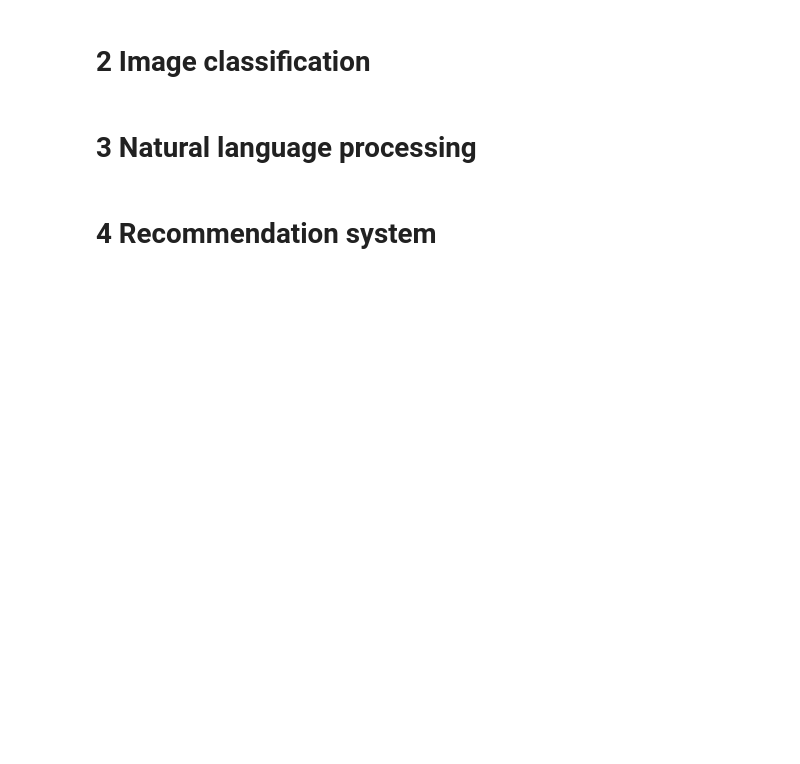
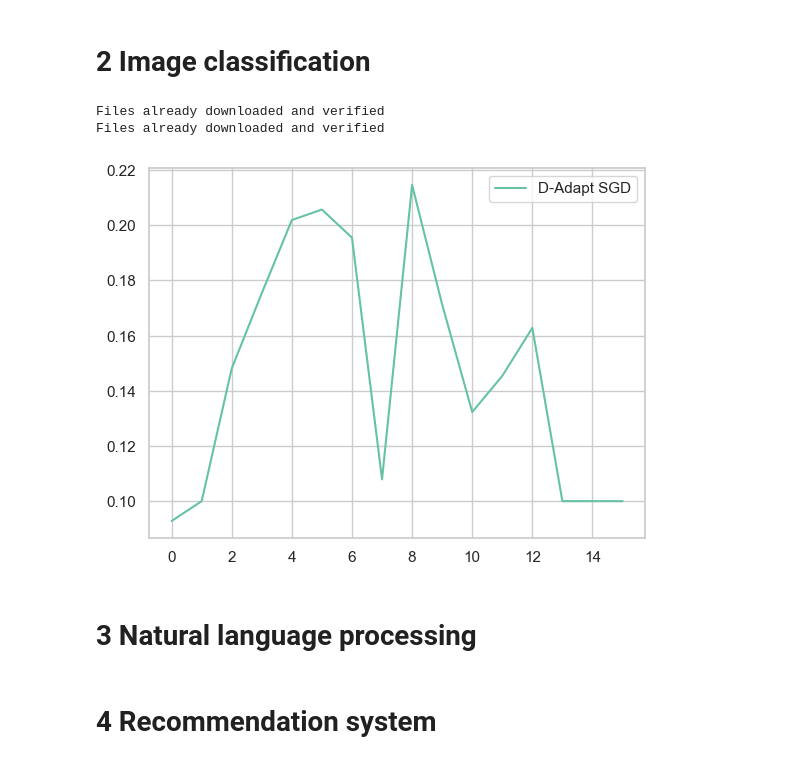
Before and after one commit to adaivr/Optimization-methods-Article-D-Adaptation, a Jupyter notebook: Article results reproduction.ipynb, the cells around one changed output. Drawn from its saved outputs; the diff is of its cells as text; code cells hidden in the pictures; blank space fills up the shorter version.

```diff
--- a/Article results reproduction.ipynb
+++ b/Article results reproduction.ipynb
@@ -113,5 +334,52 @@
 # %% [markdown]
 # 2 Image classification
+# %%
+optimizers = [# ("SGD", lambda params: torch.optim.Adam(params)),
+              ("D-Adapt SGD", lambda params: dad.DAdaptSGD(params))]
+# %%
+transform = transforms.Compose(
+    [transforms.ToTensor(), transforms.Normalize((0.5, 0.5, 0.5), (0.5, 0.5, 0.5))]
+)
+train_dataset = torchvision.datasets.CIFAR10(
+    root="./Datasets", train=True, download=True, transform=transform
+)
+test_dataset = torchvision.datasets.CIFAR10(
+    root="./Datasets", train=False, download=True, transform=transform
+)
+train_loader = DataLoader(train_dataset, batch_size=16, shuffle=True)
+test_loader = DataLoader(test_dataset, batch_size=256, shuffle=False)
+# %% [output]
+Files already downloaded and verified
+Files already downloaded and verified
+# %%
+class CifarNet(nn.Module):
+    def __init__(self):
+        super().__init__()
+        self.conv1 = nn.Conv2d(3, 6, 5)
+        self.pool = nn.MaxPool2d(2, 2)
+        self.conv2 = nn.Conv2d(6, 16, 5)
+        self.fc1 = nn.Linear(16 * 5 * 5, 120)
+        self.fc2 = nn.Linear(120, 84)
+        self.fc3 = nn.Linear(84, 10)
+
+    def forward(self, x):
+        x = self.pool(F.relu(self.conv1(x)))
+        x = self.pool(F.relu(self.conv2(x)))
+        x = torch.flatten(x, 1)
+        x = F.relu(self.fc1(x))
+        x = F.relu(self.fc2(x))
+        return self.fc3(x)
+# %%
+results = check_optimizers(optimizers, 15, CifarNet, train_loader, test_loader)
+# %%
+for title in results:
+    data = results[title]
+    plt.plot(data["Accuracy"], label=title)
+plt.legend()
+# plt.ylim(0.8, 1)
+plt.show()
+# %% [output]
+[figure, added]
 # %% [markdown]
 # 3 Natural language processing
 # %% [markdown]
```
Also changed, not shown: parts of 15 cells of this notebook.
